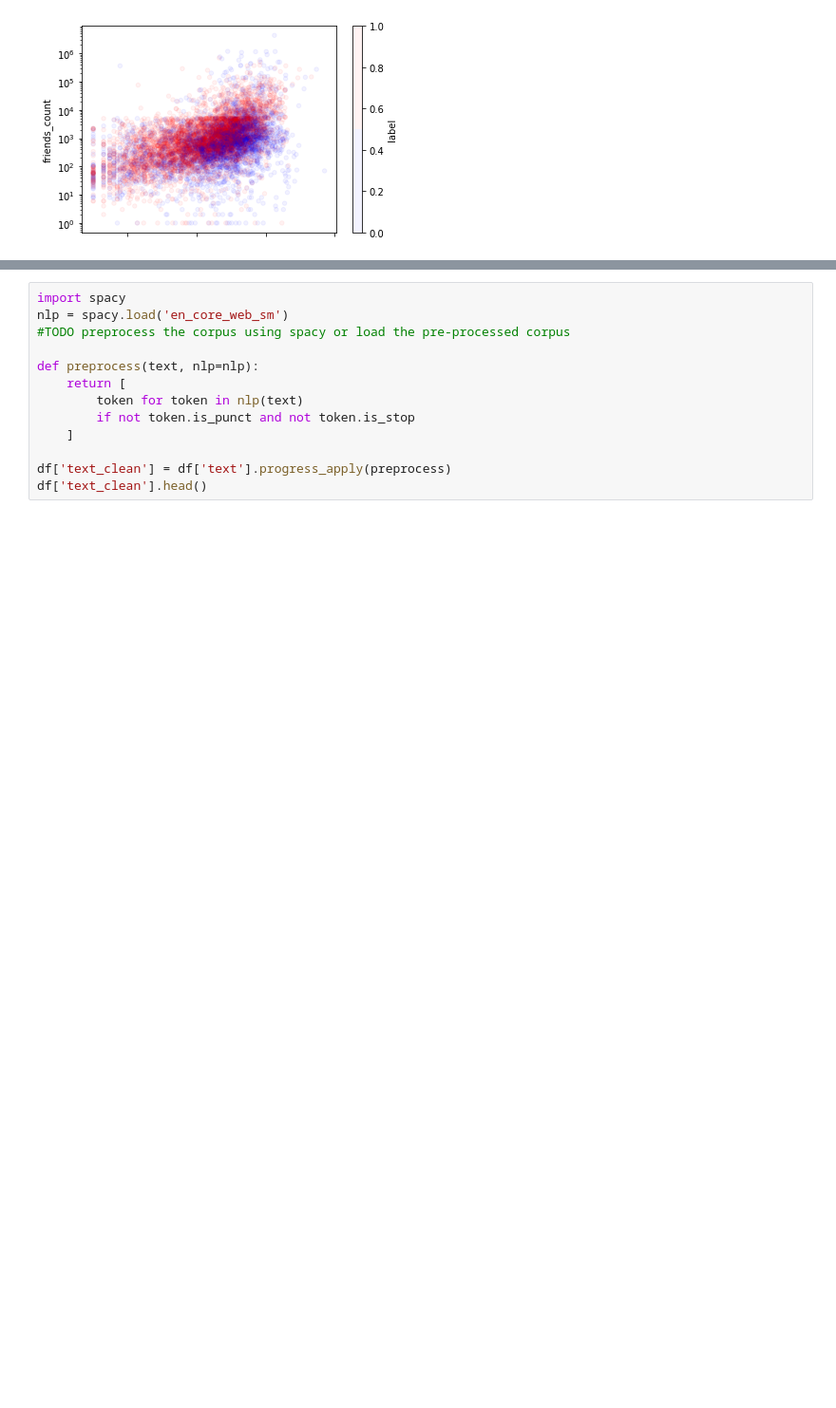
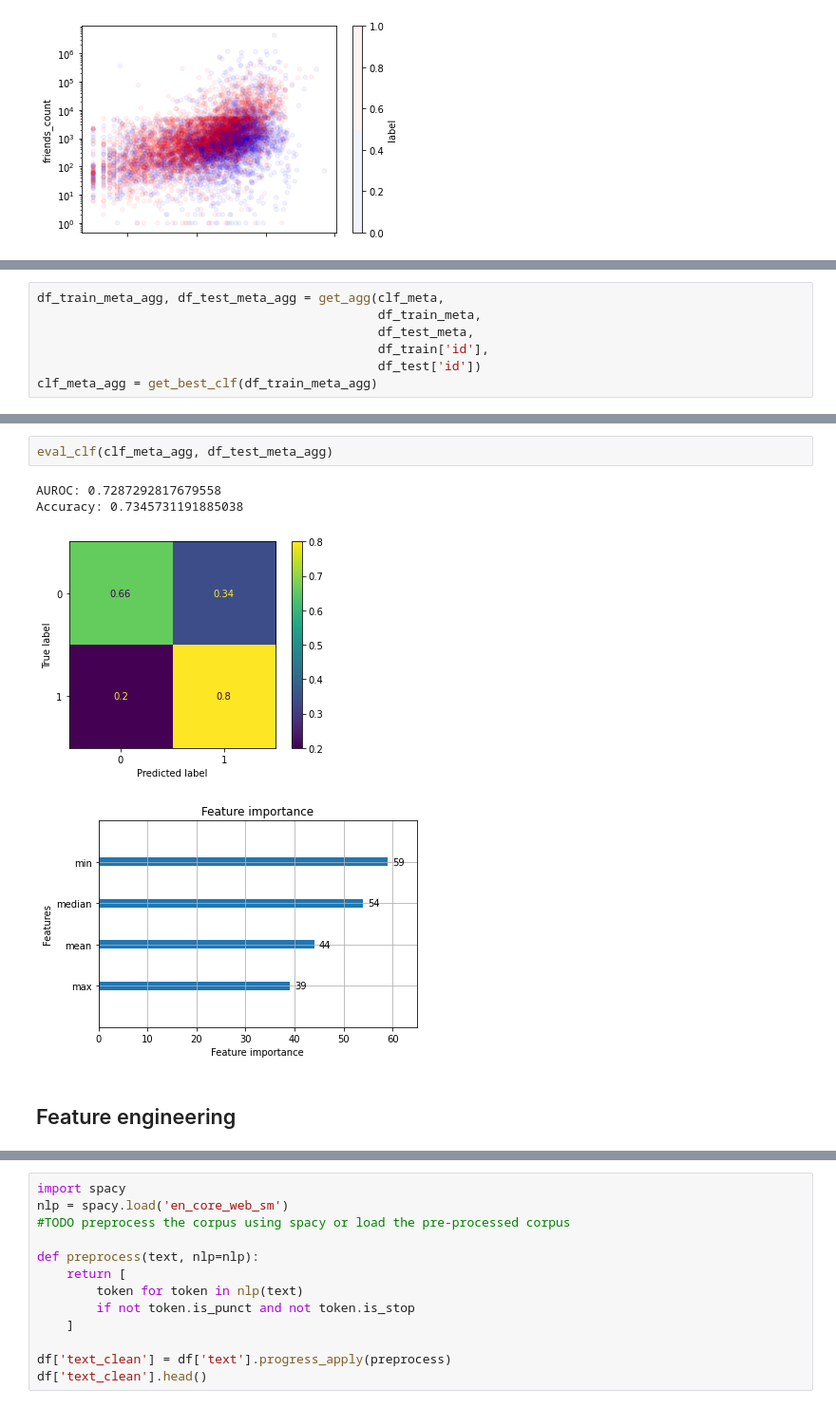
Before and after one commit to aegonwolf/ukraine-conflict-social-news, a Jupyter notebook: Bot detection - Florian.ipynb, the cells around one changed output, grey strips where cells are left out. Shown: that part at 95% size. Cells and saved outputs as stored; diff of their text form; blank space fills up the shorter version.

```diff
--- a/Bot detection - Florian.ipynb
+++ b/Bot detection - Florian.ipynb
@@ -351,0 +609,7 @@ X_test, y_test = df_test.drop([ 'location', 'screen_name' ], axis=1), df_test['l
+# %%
+df_train_meta_agg, df_test_meta_agg = get_agg(clf_meta,
+                                              df_train_meta,
+                                              df_test_meta,
+                                              df_train['id'],
+                                              df_test['id'])
+clf_meta_agg = get_best_clf(df_train_meta_agg)
@@ -351,0 +695,9 @@ X_test, y_test = df_test.drop([ 'location', 'screen_name' ], axis=1), df_test['l
+# %%
+eval_clf(clf_meta_agg, df_test_meta_agg)
+# %% [output]
+AUROC: 0.7287292817679558
+Accuracy: 0.7345731191885038
+[figure, added]
+[figure, added]
+# %% [markdown]
+## Feature engineering
```
Also changed, not shown: parts of 100 cells of this notebook.
